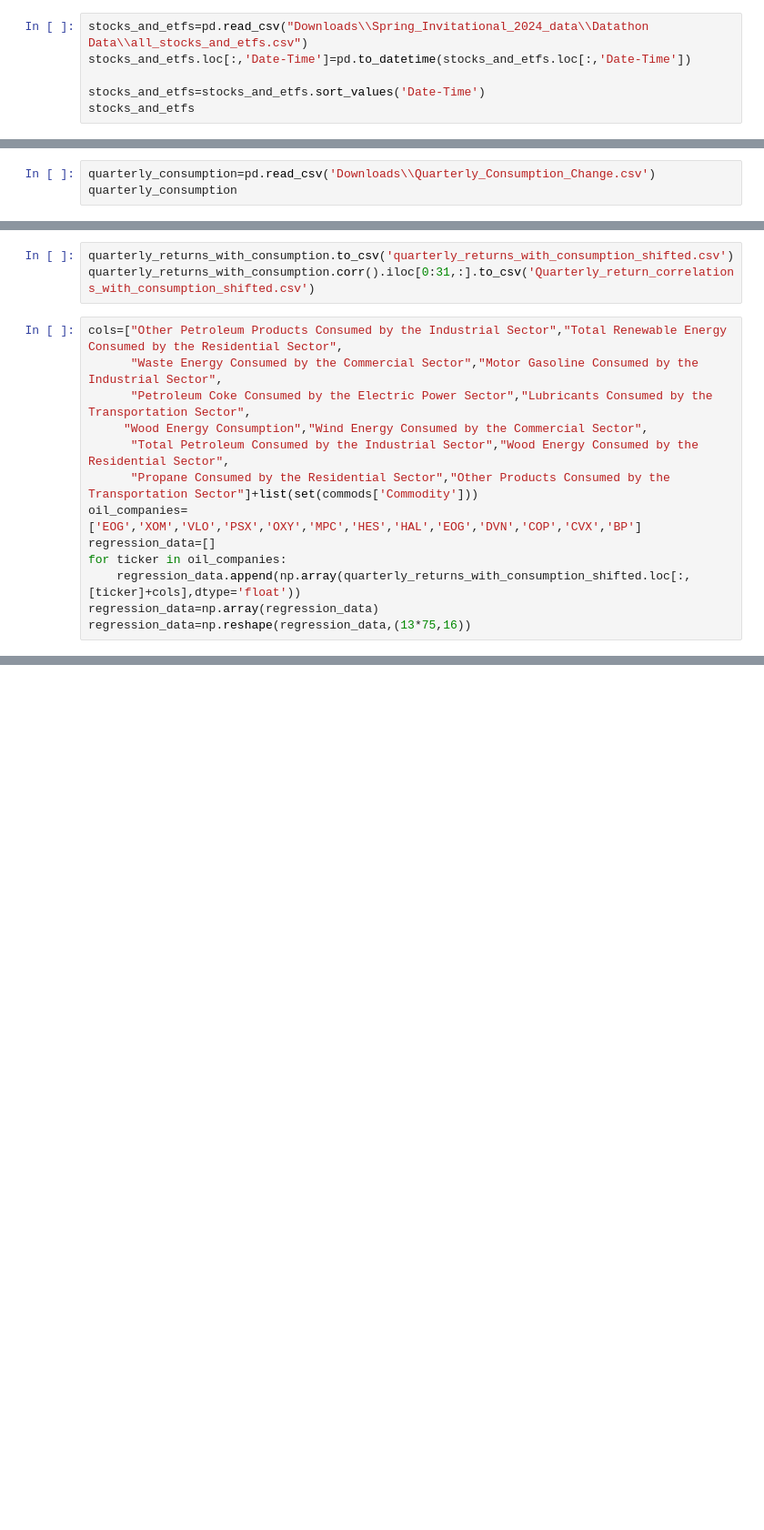
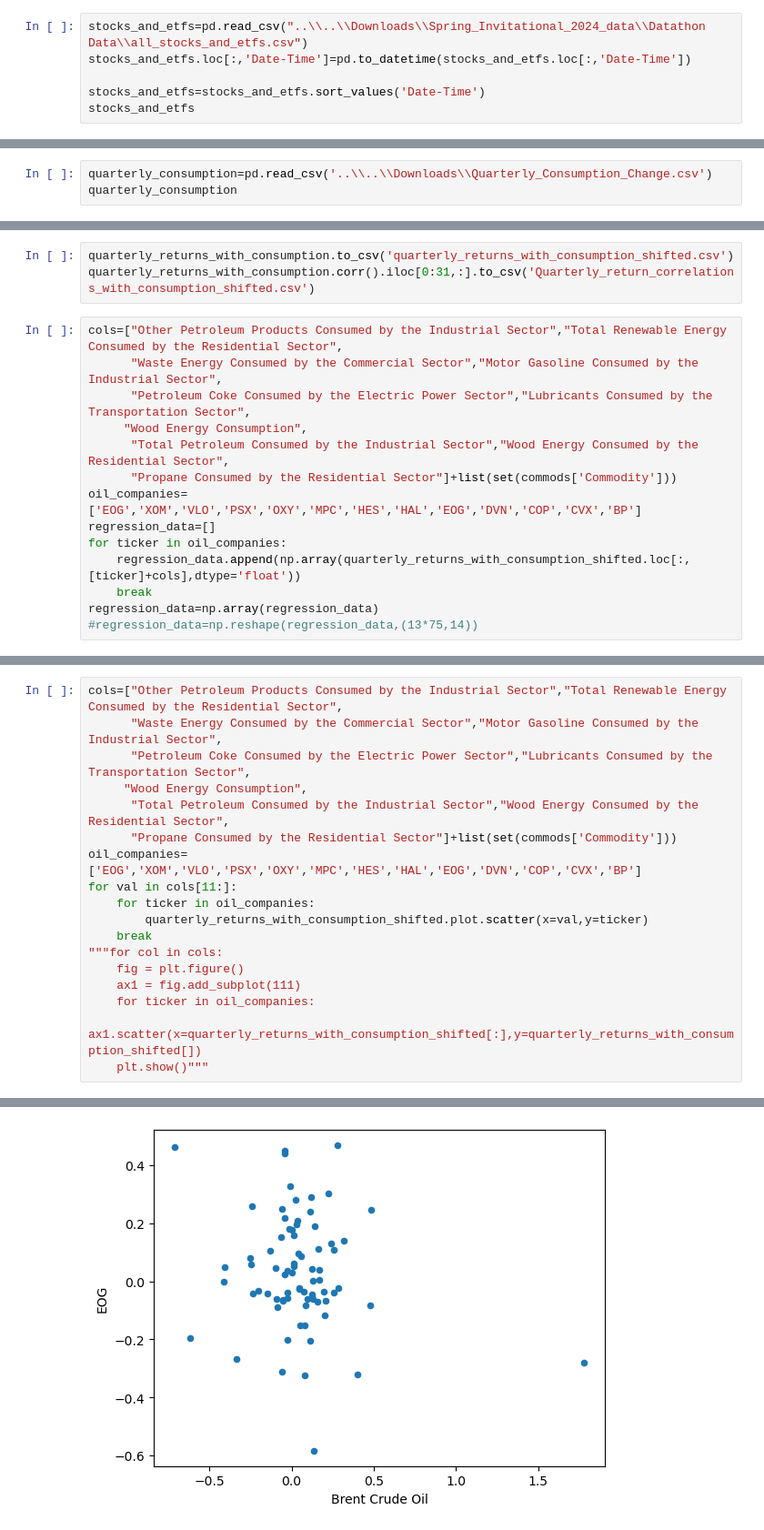
Before and after one commit to maclarenscott/Citadel_Datathon_Spring_Team13, a Jupyter notebook: datathon_stock_price_analysis.ipynb, the cells around one changed output, grey strips where cells are left out. Shown at 91% size. Saved outputs shown, nothing was run; the diff lists cells and outputs as text; blank space fills up the shorter version.

```diff
--- a/datathon_stock_price_analysis.ipynb
+++ b/datathon_stock_price_analysis.ipynb
@@ -73,7 +73,7 @@ stock_energy_data
 | 17552 | CLPSPUS | 202311 | 11/1/2023 | 154603.403 | 8 | Coal Stocks, Total | Thousand Short Tons | Total | Total | ... |
 17553 rows × 11 columns
 # %%
-stocks_and_etfs=pd.read_csv("Downloads\\Spring_Invitational_2024_data\\Datathon Data\\all_stocks_and_etfs.csv")
+stocks_and_etfs=pd.read_csv("..\\..\\Downloads\\Spring_Invitational_2024_data\\Datathon Data\\all_stocks_and_etfs.csv")
 stocks_and_etfs.loc[:,'Date-Time']=pd.to_datetime(stocks_and_etfs.loc[:,'Date-Time'])
 
 stocks_and_etfs=stocks_and_etfs.sort_values('Date-Time')
@@ -154,5 +271,5 @@ quarterly_vol
 quarterly_vol.to_csv('quarterly_vol.csv')
 quarterly_vol.corr().to_csv('Quarterly_vol_correlations.csv')
 # %%
-quarterly_consumption=pd.read_csv('Downloads\\Quarterly_Consumption_Change.csv')
+quarterly_consumption=pd.read_csv('..\\..\\Downloads\\Quarterly_Consumption_Change.csv')
 quarterly_consumption
@@ -186,13 +345,14 @@ quarterly_returns_with_consumption.corr().iloc[0:31,:].to_csv('Quarterly_return_
 cols=["Other Petroleum Products Consumed by the Industrial Sector","Total Renewable Energy Consumed by the Residential Sector",
       "Waste Energy Consumed by the Commercial Sector","Motor Gasoline Consumed by the Industrial Sector",
       "Petroleum Coke Consumed by the Electric Power Sector","Lubricants Consumed by the Transportation Sector",
-     "Wood Energy Consumption","Wind Energy Consumed by the Commercial Sector",
+     "Wood Energy Consumption",
       "Total Petroleum Consumed by the Industrial Sector","Wood Energy Consumed by the Residential Sector",
-      "Propane Consumed by the Residential Sector","Other Products Consumed by the Transportation Sector"]+list(set(commods['Commodity']))
+      "Propane Consumed by the Residential Sector"]+list(set(commods['Commodity']))
 oil_companies=['EOG','XOM','VLO','PSX','OXY','MPC','HES','HAL','EOG','DVN','COP','CVX','BP']
 regression_data=[]
 for ticker in oil_companies:
     regression_data.append(np.array(quarterly_returns_with_consumption_shifted.loc[:,[ticker]+cols],dtype='float'))
+    break
 regression_data=np.array(regression_data)
-regression_data=np.reshape(regression_data,(13*75,16))
+#regression_data=np.reshape(regression_data,(13*75,14))
 # %%
@@ -202,0 +390,19 @@ regression_data[:,0]
+# %%
+cols=["Other Petroleum Products Consumed by the Industrial Sector","Total Renewable Energy Consumed by the Residential Sector",
+      "Waste Energy Consumed by the Commercial Sector","Motor Gasoline Consumed by the Industrial Sector",
+      "Petroleum Coke Consumed by the Electric Power Sector","Lubricants Consumed by the Transportation Sector",
+     "Wood Energy Consumption",
+      "Total Petroleum Consumed by the Industrial Sector","Wood Energy Consumed by the Residential Sector",
+      "Propane Consumed by the Residential Sector"]+list(set(commods['Commodity']))
+oil_companies=['EOG','XOM','VLO','PSX','OXY','MPC','HES','HAL','EOG','DVN','COP','CVX','BP']
+for val in cols[11:]:
+    for ticker in oil_companies:
+        quarterly_returns_with_consumption_shifted.plot.scatter(x=val,y=ticker)
+    break
+"""for col in cols:
+    fig = plt.figure()
+    ax1 = fig.add_subplot(111)
+    for ticker in oil_companies:
+        ax1.scatter(x=quarterly_returns_with_consumption_shifted[:],y=quarterly_returns_with_consumption_shifted[])
+    plt.show()"""
+# %% [output]
@@ -202,0 +410 @@ regression_data[:,0]
+[figure, added]
```
Also changed, not shown: parts of 17 cells of this notebook.
